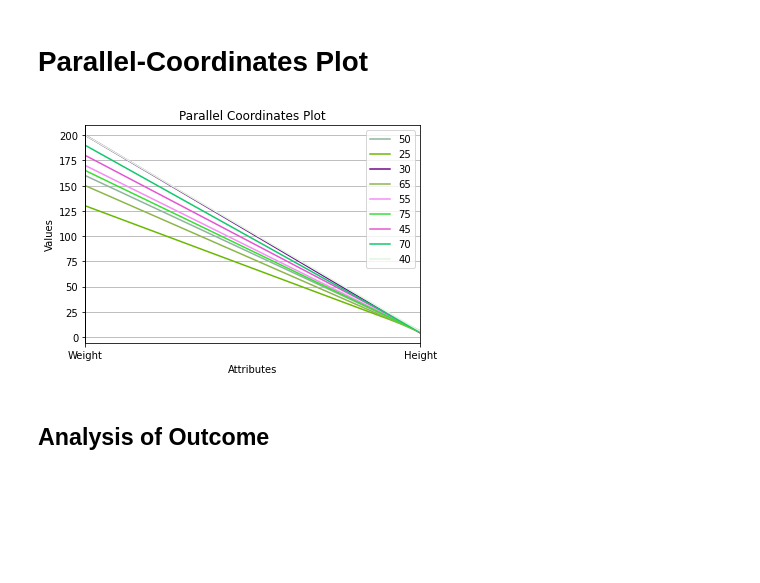
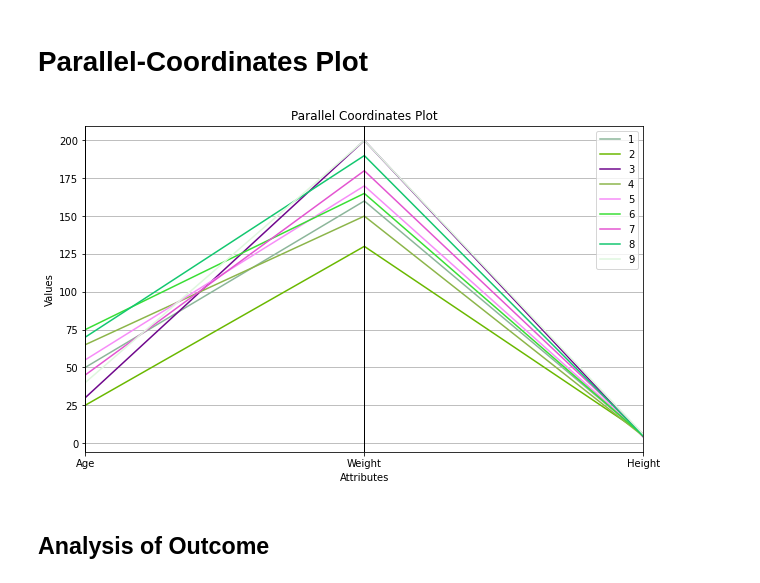
Before and after one commit to CS4510-F-24-NerdsClusters/CS4510-F-24-NerdsClusters, a Jupyter notebook: C2_NerdsClusters.ipynb, the cells around one changed output. Saved outputs shown, nothing was run; the diff lists cells and outputs as text; code cells hidden in the pictures; blank space fills up the shorter version.

```diff
--- a/C2_NerdsClusters.ipynb
+++ b/C2_NerdsClusters.ipynb
@@ -39,21 +39,24 @@ logger.info('Datasets created!')
 # Parallel-Coordinates Plot
 # %%
 data = {
+    "Id":[1,2,3,4,5,6,7,8,9],
     "Age":[50,25,30,65,55,75,45,70,40],
     "Weight":[160,130,200,150,170,165,180,190,200],
     "Height":[5,6,4,4.5,5.2,4.8,5.8,4.8,5.8]
 }
 
 df = pd.DataFrame(data)
 
-pd.plotting.parallel_coordinates(df, class_column = 'Age', cols=['Weight','Height'])
+#plot
+plt.figure(figsize = (10,6))
+pd.plotting.parallel_coordinates(df, class_column = 'Id', cols=['Age','Weight','Height'])
 
 plt.title('Parallel Coordinates Plot')
 plt.xlabel('Attributes')
 plt.ylabel('Values')
 
 plt.show()
 # %% [output]
-[figure, old version]
+[figure, new version]
 # %% [markdown]
 ## Analysis of Outcome
```
Also changed, not shown: parts of 1 cell of this notebook.
